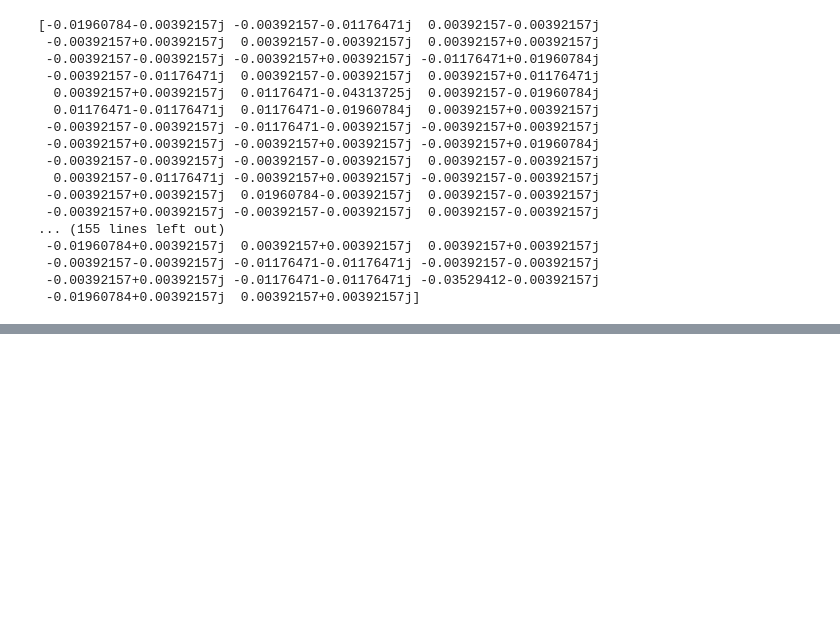
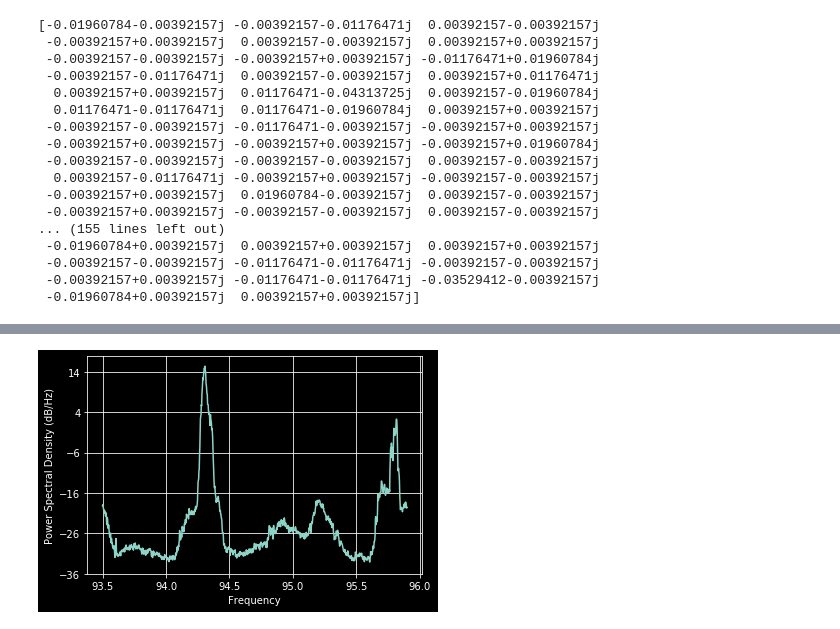
Before and after one commit to craigjperry2/websdr, a Jupyter notebook: notebook/exploring-pyrtlsdr.ipynb, the cells around one changed output, grey strips where cells are left out. Cells and saved outputs as stored; diff of their text form; code cells hidden in the pictures; blank space fills up the shorter version.

```diff
--- a/notebook/exploring-pyrtlsdr.ipynb
+++ b/notebook/exploring-pyrtlsdr.ipynb
@@ -58,0 +119,37 @@ show()
+# %%
+from matplotlib import pyplot as plt
+import matplotlib.animation as animation
+from rtlsdr import RtlSdr
+import numpy as np
+
+sdr = RtlSdr()
+# configure device
+sdr.sample_rate = 2.4e6  # Hz
+sdr.center_freq = 94.7e6  # Hz
+sdr.freq_correction = 60   # PPM
+sdr.gain = 'auto'
+
+fig = plt.figure()
+graph_out = fig.add_subplot(1, 1, 1)
+
+
+def animate(i):
+    graph_out.clear()
+    #samples = sdr.read_samples(256*1024)
+    samples = sdr.read_samples(128*1024)
+    # use matplotlib to estimate and plot the PSD
+    graph_out.psd(samples, NFFT=1024, Fs=sdr.sample_rate /
+                  1e6, Fc=sdr.center_freq/1e6)
+    #graph_out.xlabel('Frequency (MHz)')
+    #graph_out.ylabel('Relative power (dB)')
+
+
+try:
+    ani = animation.FuncAnimation(fig, animate, interval=10)
+    plt.show()
+except KeyboardInterrupt:
+    pass
+finally:
+    sdr.close()
+# %% [output]
+[figure, added]
```
Also changed, not shown: parts of 3 cells of this notebook, 2 other files.
